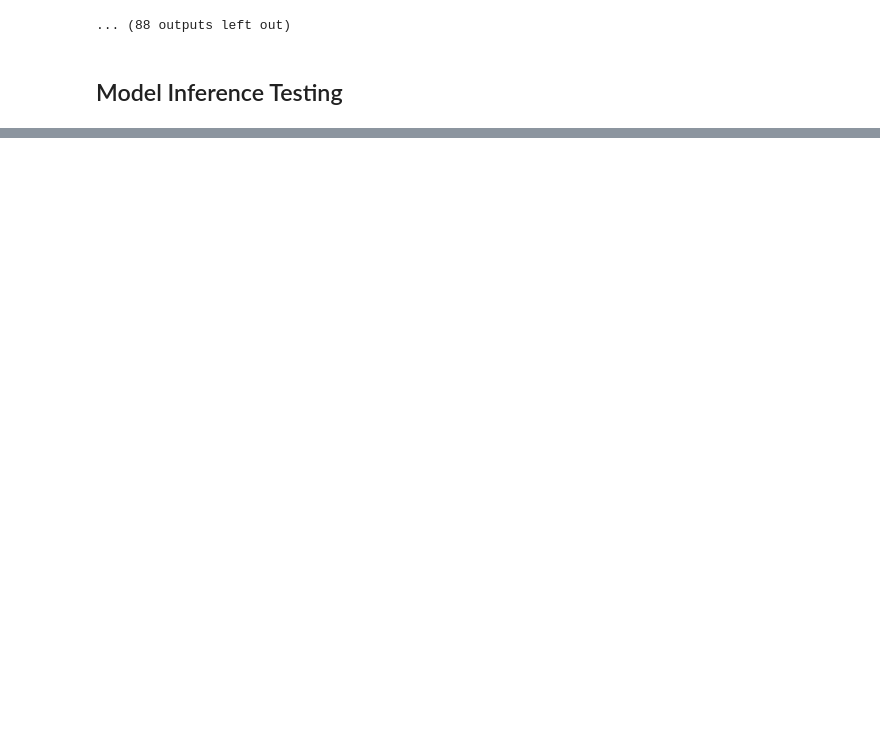
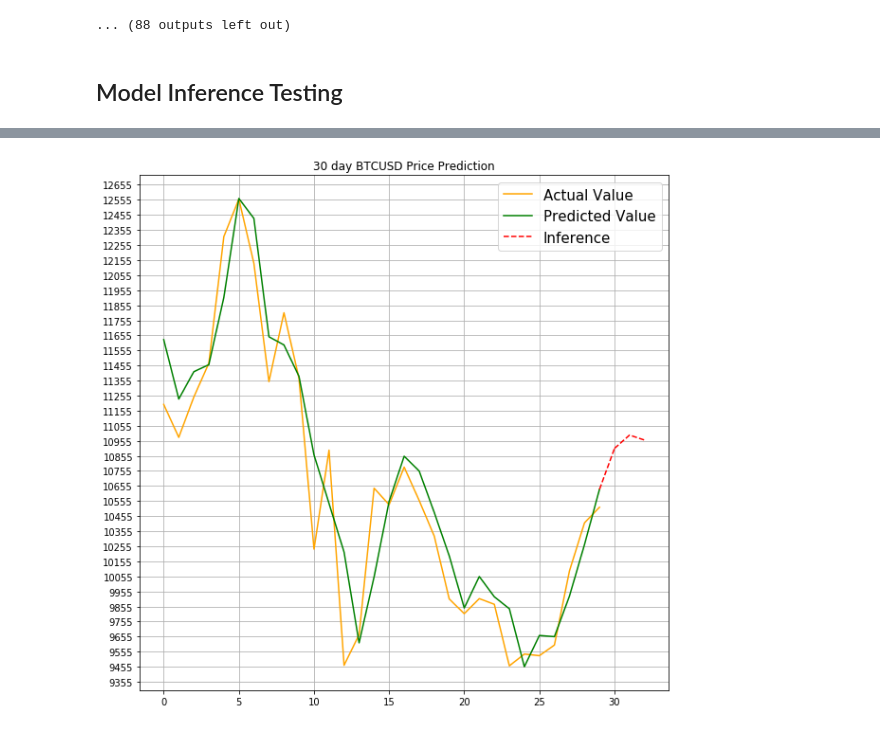
Before and after one commit to gohurali/Financial-Market-Prediction, a Jupyter notebook: notebooks/model_viz_test.ipynb, the cells around one changed output, grey strips where cells are left out. Cells and saved outputs as stored; diff of their text form; code cells hidden in the pictures; blank space fills up the shorter version.

Commit message:
[Working] train and inference scripts working + notebook visualizations

```diff
--- a/notebooks/model_viz_test.ipynb
+++ b/notebooks/model_viz_test.ipynb
@@ -701,10 +714,14 @@ def main():
     trainer.loss_visualize(losses)
     _, _, all_unnormed_outputs = trainer.validation_test(test_dataloader=test_data_loader,criterion=loss_func, model=model, norm_min=min_price, norm_max=max_price)
 
-    trainer.prediction_visualization(minimum_price=min_price,maximum_price=max_price,close_prices=test_prices,model_predictions=all_unnormed_outputs)
-    return minmax_2,model,min_price,max_price
+    test_values,pred_values = trainer.prediction_visualization(minimum_price=min_price,
+                                                               maximum_price=max_price,
+                                                               close_prices=test_prices,
+                                                               model_predictions=all_unnormed_outputs
+                                                               )
+    return minmax_2,model,min_price,max_price,test_values,pred_values
 
-min_max_scaler,price_model,min_price,max_price = main()
+min_max_scaler,price_model,min_price,max_price,test_values,pred_values = main()
 # %% [output]
 ---new---
       2a. high (USD)  3a. low (USD)  5. volume
@@ -776,12 +793,62 @@ class Inferencer(object):
             predictions.append(output_unnorm)
         return predictions
 
-def main(normalizer,model,minimum_price,maximum_price):
+    def prediction_visualize(self,window=0,test_vals=[],pred_values=[],inference_values=[]):
+
+        if(window == 0):
+            plt.close()
+            # --- visualize ---
+            f,arr = plt.subplots()
+            arr.plot(test_vals,'#FFA500')
+            arr.plot(pred_values,'g')
+
+            x_val = np.arange(len(pred_values),len(pred_values)+len(inference_values),1)
+            # -- Connect --
+            x = [x_val[0] - 1, x_val[0]]
+            y = [pred_values[-1],inference_values[0]]
+            arr.plot(x,y,'r')
+
+            arr.plot(x_val,inference_values,'r')
+            arr.grid()
+        else:
+            plt.close()
+            test_vals = test_vals[-window:]
+            pred_vals = pred_values[-window:]
+
+            f,arr = plt.subplots()
+            arr.plot(test_vals,'#FFA500')
+            arr.plot(pred_vals,'g')
+
+            x_val = np.arange(len(pred_vals),len(pred_vals)+len(inference_values),1)
+            # -- Connect --
+            x = [x_val[0] - 1, x_val[0]]
+            y = [pred_values[-1],inference_values[0]]
+            arr.plot(x,y,'r--')
+
+            arr.plot(x_val,inference_values,'r--')
+            arr.grid()
+
+            start = min( np.min(test_vals),np.min(pred_vals),np.min(inference_values))
+            end = max(( np.max(test_vals),np.max(pred_vals),np.max(inference_values)))
+
+            plt.yticks(np.arange(start-100,end+100,100))
+            arr.set_title(str(window) + ' day BTCUSD Price Prediction')
+            arr.legend(['Actual Value','Predicted Value','Inference'],prop={'size': 15})
+
+            fig_size[0] = 10
+            fig_size[1] = 10
+            plt.rcParams["figure.figsize"] = fig_size
+
+
+
+def main(normalizer,model,minimum_price,maximum_price,test_vals,predicted_vals):
     inf = Inferencer()
     print(minimum_price)
     print(maximum_price)
-    output = inf.inference(value=[ [9400,9800,vol[-1]],
-                                   [9400,10000,35000]],
+    output = inf.inference(value=[[10300,11100,vol[-1]] ,
+                                  [10500,11100,25000],
+                                  [10400,11100,33424]
+                                  ],
                        normalize_method=normalizer,
                        model=model,
                        minimum_price=minimum_price,
@@ -789,8 +856,24 @@ def main(normalizer,model,minimum_price,maximum_price):
                       )
     print('BTC prediction: ', output)
 
+    for idx,out in enumerate(output):
+        output[idx] = np.asscalar(out.cpu())
+    print(output)
 
-main(normalizer=min_max_scaler,model=price_model,minimum_price=min_price,maximum_price=max_price)
+    inf.prediction_visualize(window=30,
+                             test_vals=test_vals,
+                             pred_values=predicted_vals,
+                             inference_values=output
+                             )
+
+
+
+main(normalizer=min_max_scaler,
+     model=price_model,
+     minimum_price=min_price,
+     maximum_price=max_price,
+     test_vals=test_values,
+     predicted_vals=pred_values)
 # %% [output]
 tensor(178.3485, dtype=torch.float64)
 tensor(19394.7576, dtype=torch.float64)
@@ -797,0 +882 @@ BTC prediction:  [tensor([[9697.6611]], device='cuda:0'), tensor([[9741.0957]],
+[figure, added]
```
Also changed, not shown: parts of 10 cells of this notebook, 11 other files.
